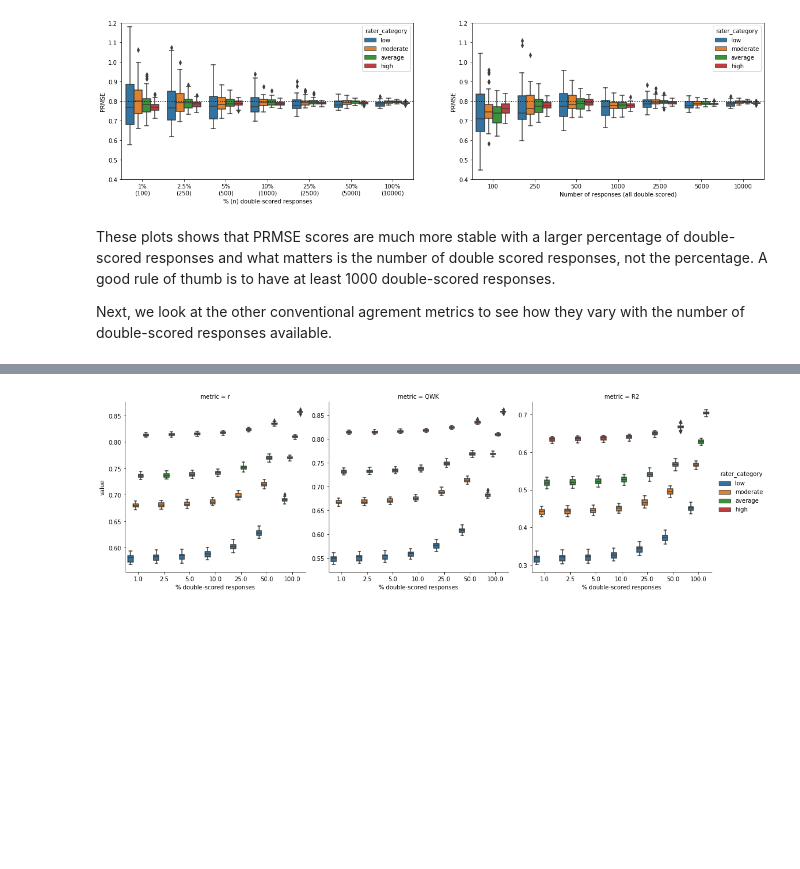
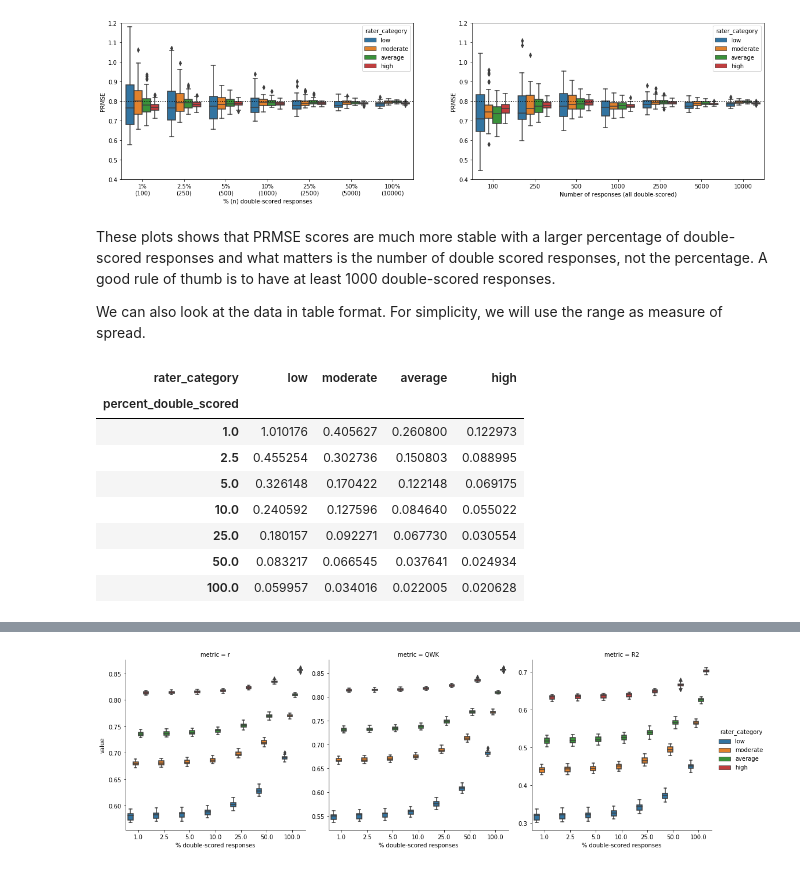
Before and after one commit to EducationalTestingService/prmse-simulations, a Jupyter notebook: notebooks/prmse_and_double_scoring.ipynb, the cells around one changed output, grey strips where cells are left out. Saved outputs shown, nothing was run; the diff lists cells and outputs as text; code cells hidden in the pictures; blank space fills up the shorter version.

```diff
--- a/notebooks/prmse_and_double_scoring.ipynb
+++ b/notebooks/prmse_and_double_scoring.ipynb
@@ -176,4 +176,20 @@ plt.show()
 # %% [markdown]
 These plots shows that PRMSE scores are much more stable with a larger percentage of double-scored responses and what matters is the number of double scored responses, not the percentage. A good rule of thumb is to have at least 1000 double-scored responses.
 
-Next, we look at the other conventional agrement metrics to see how they vary with the number of double-scored responses available.
+We can also look at the data in table format. For simplicity, we will use the range as measure of spread.
+# %%
+df_descriptives = df_metrics_double_scored_with_categories.groupby(['percent_double_scored',
+                                                  'rater_category'])['prmse_percent'].describe()
+df_descriptives['range'] = df_descriptives['max'] - df_descriptives['min']
+df_range = df_descriptives['range'].unstack()[dataset.rater_categories]
+df_range
+# %% [output]
+| rater_category | low | moderate | average | high |
+| percent_double_scored |  |  |  |  |
+| 1.0 | 1.010176 | 0.405627 | 0.260800 | 0.122973 |
+| 2.5 | 0.455254 | 0.302736 | 0.150803 | 0.088995 |
+| 5.0 | 0.326148 | 0.170422 | 0.122148 | 0.069175 |
+| 10.0 | 0.240592 | 0.127596 | 0.084640 | 0.055022 |
+| 25.0 | 0.180157 | 0.092271 | 0.067730 | 0.030554 |
+| 50.0 | 0.083217 | 0.066545 | 0.037641 | 0.024934 |
+| 100.0 | 0.059957 | 0.034016 | 0.022005 | 0.020628 |
```
Also changed, not shown: parts of 2 cells of this notebook, 8 other files.
